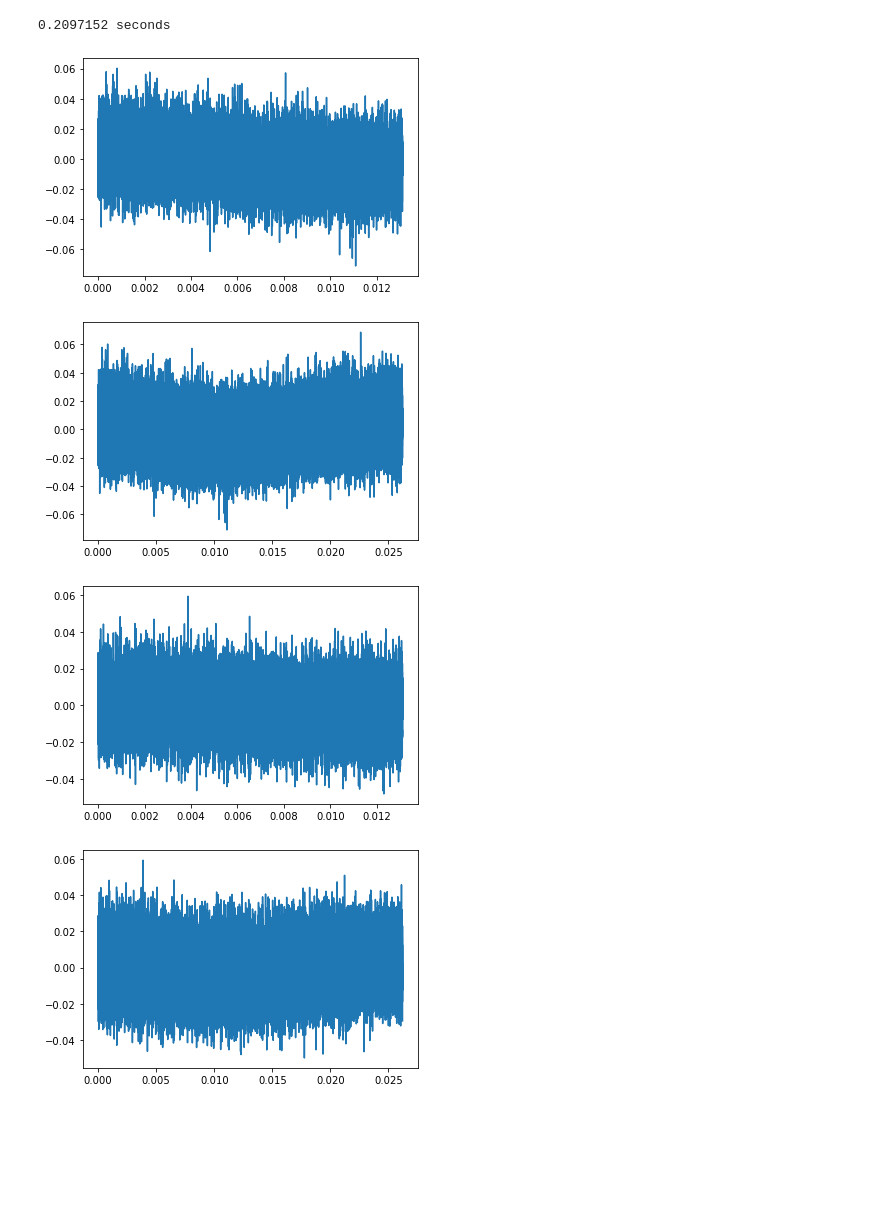
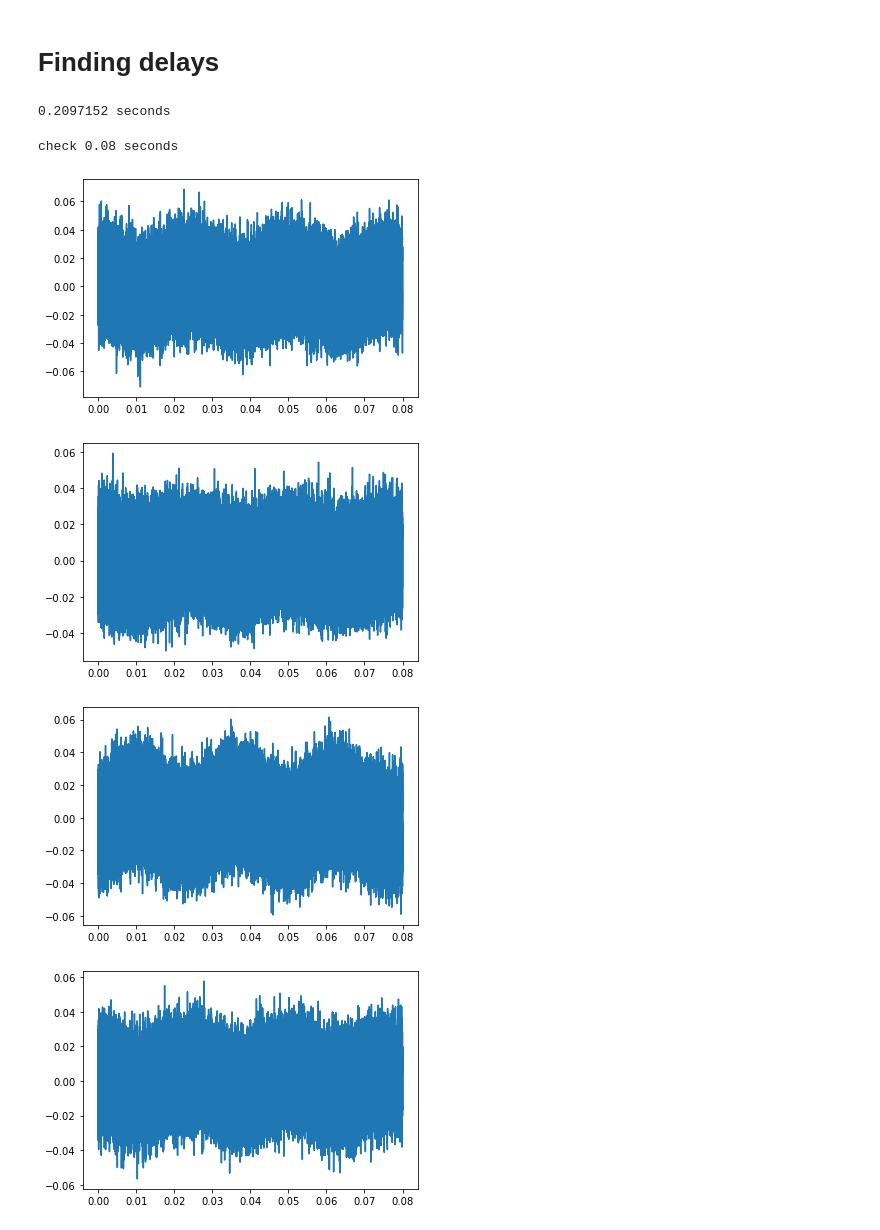
Before and after one commit to woutervantol/RadioAstronomyInterferometerAnalysis, a Jupyter notebook: test.ipynb, the cells around one changed output. Saved outputs shown, nothing was run; the diff lists cells and outputs as text; code cells hidden in the pictures; blank space fills up the shorter version.

```diff
--- a/test.ipynb
+++ b/test.ipynb
@@ -167,3 +257,5 @@ FFT window: 32768 samples or 0.0131072 seconds
+# %% [markdown]
+# Finding delays
 # %%
 import argparse
 
@@ -201,6 +293,10 @@ filename6 = "/disks/strw2/RadioAstronomy2023/ant6_1420.0mhz__27.10.202315.13.24.
 filename7 = "/disks/strw2/RadioAstronomy2023/dataant7_1420.0mhz__27.10.202315.13.25.grc"
 filename8 = "/disks/strw2/RadioAstronomy2023/dataant8_1420.0mhz__27.10.202315.13.25.grc"
 
+start_offsets = [3, 3, 0, 0, 1, 1, 2, 2]
+start_offsets = [0, 0, 3, 3, 2, 2, 1, 1]
 names = [filename1, filename2, filename3, filename4, filename5, filename6, filename7, filename8]
+
+base_offset = 2**15 #in nr samples
 # %% [output]
 0.2097152 seconds
@@ -231,13 +303,17 @@ def find_delay():
 # %%
-for name in names[:2]:
-    data = np.fromfile(name, dtype=np.complex64, count=2**15, offset=2**15*8)
+#find starting artifacts
+count = 200000
+print(f"check {count / (2.5*1e6)} seconds")
+for name in names:
+    data = np.fromfile(name, dtype=np.complex64, count=200000, offset=base_offset*8)
     plt.plot(np.arange(len(data)) / (2.5*1e6), np.real(data))
     plt.show()
-    data = np.fromfile(name, dtype=np.complex64, count=int(nrchan/8), offset=2**15*8)
-    plt.plot(np.arange(len(data)) / (2.5*1e6), np.real(data))
-    plt.show()
+    # data = np.fromfile(name, dtype=np.complex64, count=200000, offset=base_offset*8)
+    # plt.plot(np.arange(len(data)) / (2.5*1e6), np.real(data))
+    # plt.show()
 # %% [output]
+check 0.08 seconds
-[figure, old version]
+[figure, new version]
-[figure, old version]
+[figure, new version]
-[figure, old version]
+[figure, new version]
-[figure, old version]
+[figure, new version]
```
Also changed, not shown: parts of 16 cells of this notebook.
